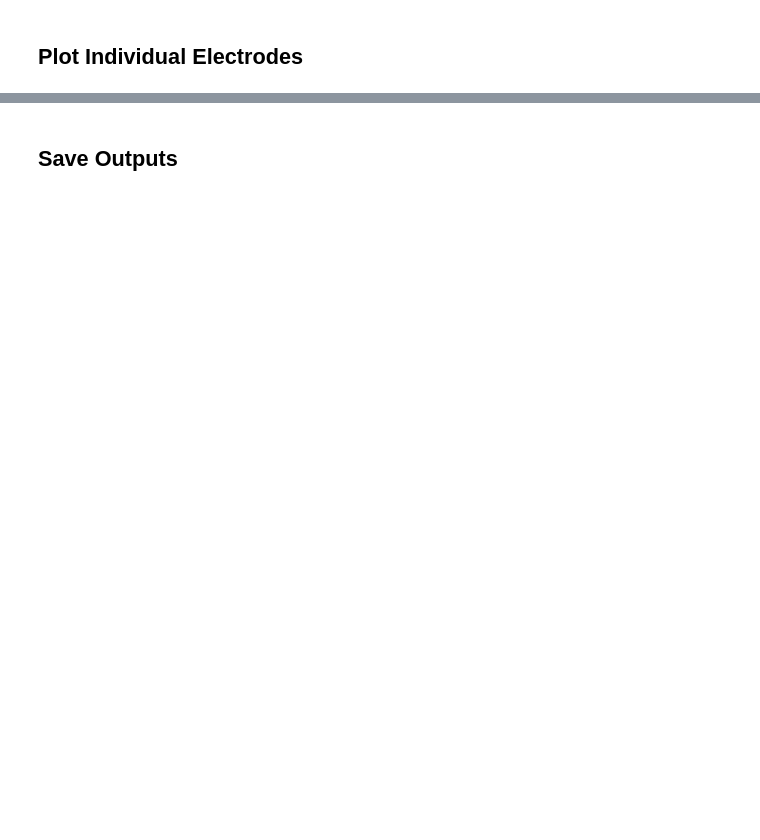
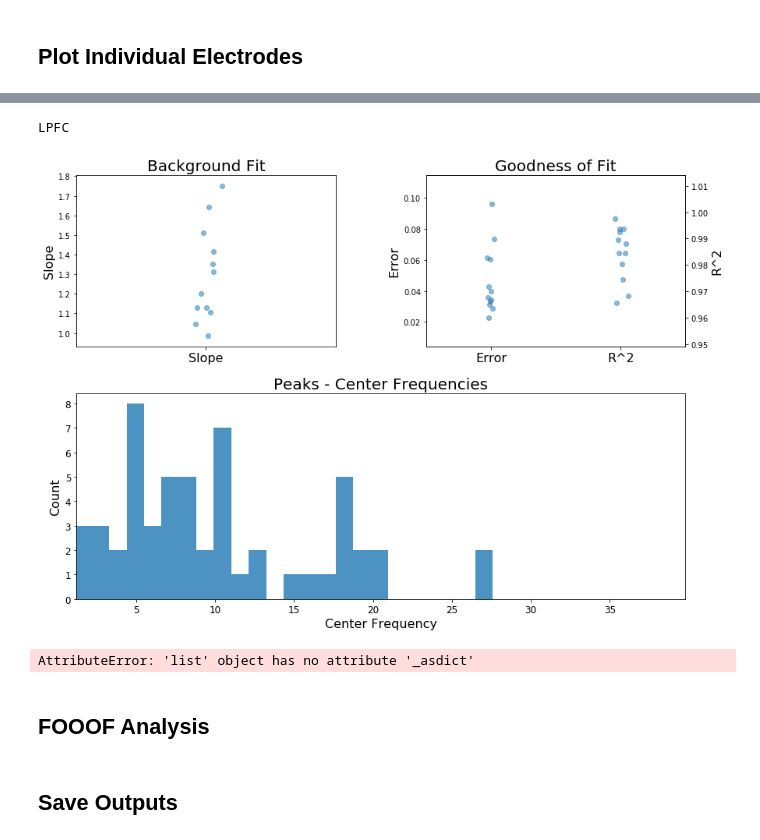
Before and after one commit to bentleylab/PRJ_Stroop, a Jupyter notebook: SBJ13b_FOOOF.ipynb, the cells around one changed output, grey strips where cells are left out. Saved outputs shown, nothing was run; the diff lists cells and outputs as text; code cells hidden in the pictures; blank space fills up the shorter version.

```diff
--- a/SBJ13b_FOOOF.ipynb
+++ b/SBJ13b_FOOOF.ipynb
@@ -58,0 +121,6 @@ fg.report(freqs,psds, [1,50])
+# %%
+print('LPFC')
+roi_fg['LPFC'].plot()
+# %% [output]
+LPFC
+[figure, added]
@@ -58,0 +131,9 @@ fg.report(freqs,psds, [1,50])
+# %%
+# Extract FOOOF results from object
+fooof_results = fg.get_results()
+
+# Convert FOOOF results to a dictionary
+#  This is useful for saving out as a mat file
+fooof_results_dict = fooof_results._asdict()
+# %% [output]
+AttributeError: 'list' object has no attribute '_asdict'
@@ -58,0 +155,2 @@ fg.report(freqs,psds, [1,50])
+# %% [markdown]
+## FOOOF Analysis
```
Also changed, not shown: parts of 24 cells of this notebook, 16 other files.
